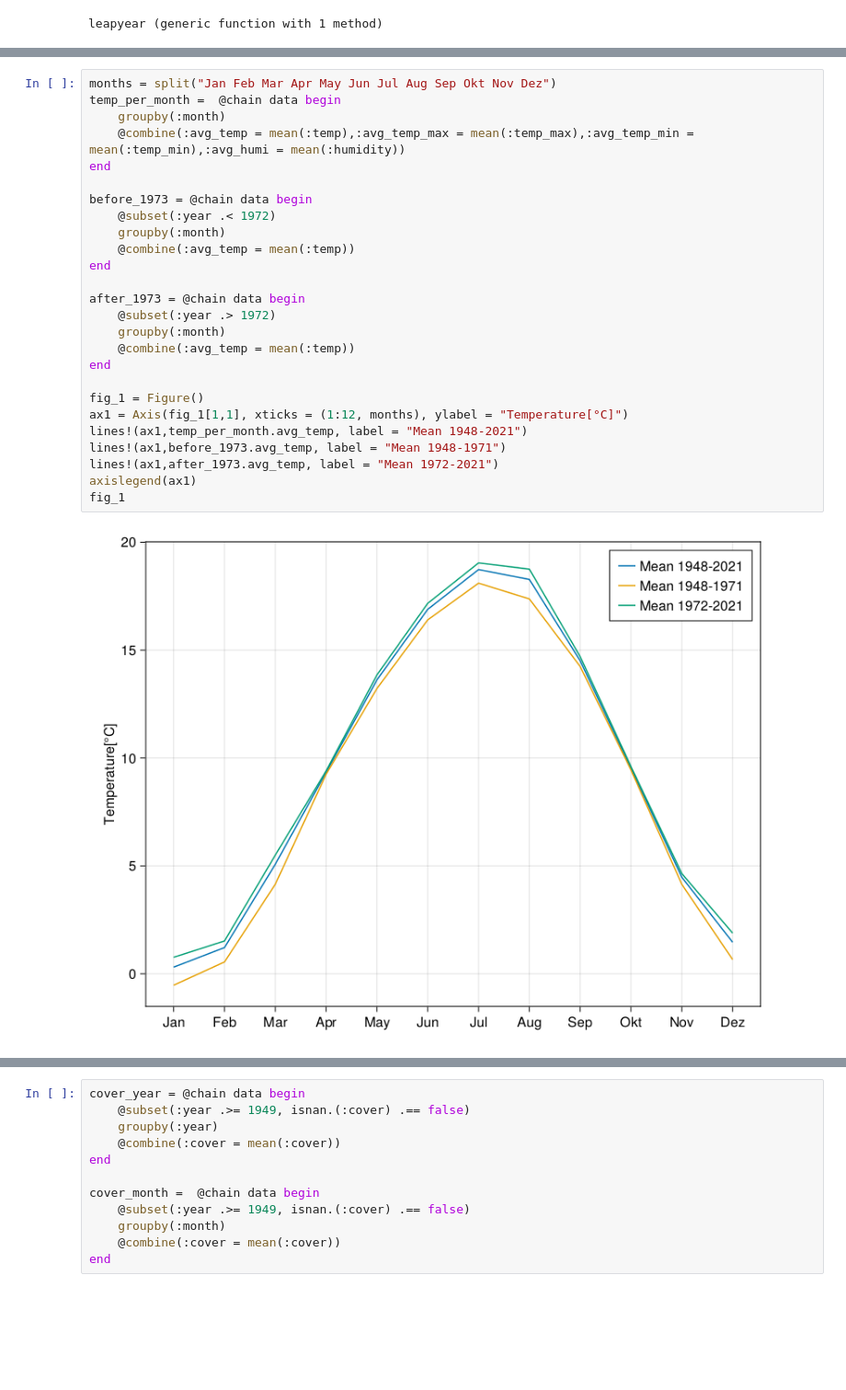
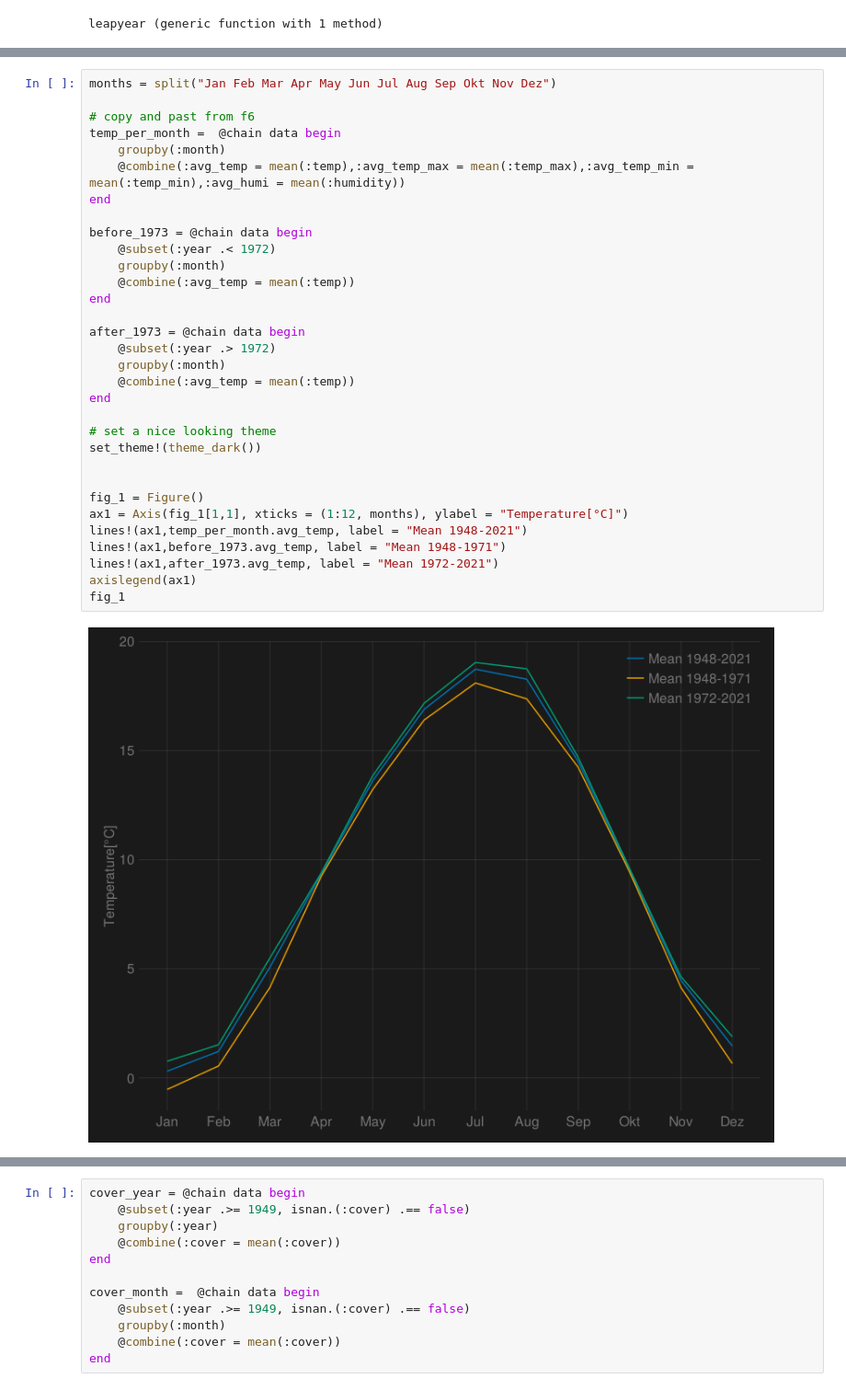
Before and after one commit to AndreasKuhn-ak/WS2022_Julia, a Jupyter notebook: Part_8_Data_Analysis/Data_Analysis_solutions.ipynb, the cells around one changed output, grey strips where cells are left out. Shown at 92% size. Saved outputs shown, nothing was run; the diff lists cells and outputs as text; blank space fills up the shorter version.

```diff
--- a/Part_8_Data_Analysis/Data_Analysis_solutions.ipynb
+++ b/Part_8_Data_Analysis/Data_Analysis_solutions.ipynb
@@ -189,29 +189,35 @@ leapyear (generic function with 1 method)
 #### Solution 5
 # %%
 months = split("Jan Feb Mar Apr May Jun Jul Aug Sep Okt Nov Dez")
+
+# copy and past from f6
 temp_per_month =  @chain data begin
     groupby(:month)
     @combine(:avg_temp = mean(:temp),:avg_temp_max = mean(:temp_max),:avg_temp_min = mean(:temp_min),:avg_humi = mean(:humidity))
 end
 
 before_1973 = @chain data begin
     @subset(:year .< 1972)
     groupby(:month)
     @combine(:avg_temp = mean(:temp))
 end
 
 after_1973 = @chain data begin
     @subset(:year .> 1972)
     groupby(:month)
     @combine(:avg_temp = mean(:temp))
 end
 
+# set a nice looking theme
+set_theme!(theme_dark())
+
+
 fig_1 = Figure()
 ax1 = Axis(fig_1[1,1], xticks = (1:12, months), ylabel = "Temperature[°C]")
 lines!(ax1,temp_per_month.avg_temp, label = "Mean 1948-2021")
 lines!(ax1,before_1973.avg_temp, label = "Mean 1948-1971")
 lines!(ax1,after_1973.avg_temp, label = "Mean 1972-2021")
 axislegend(ax1)
 fig_1
 # %% [output]
-[figure, old version]
+[figure, new version]
```
Also changed, not shown: parts of 20 cells of this notebook, 8 other files.
